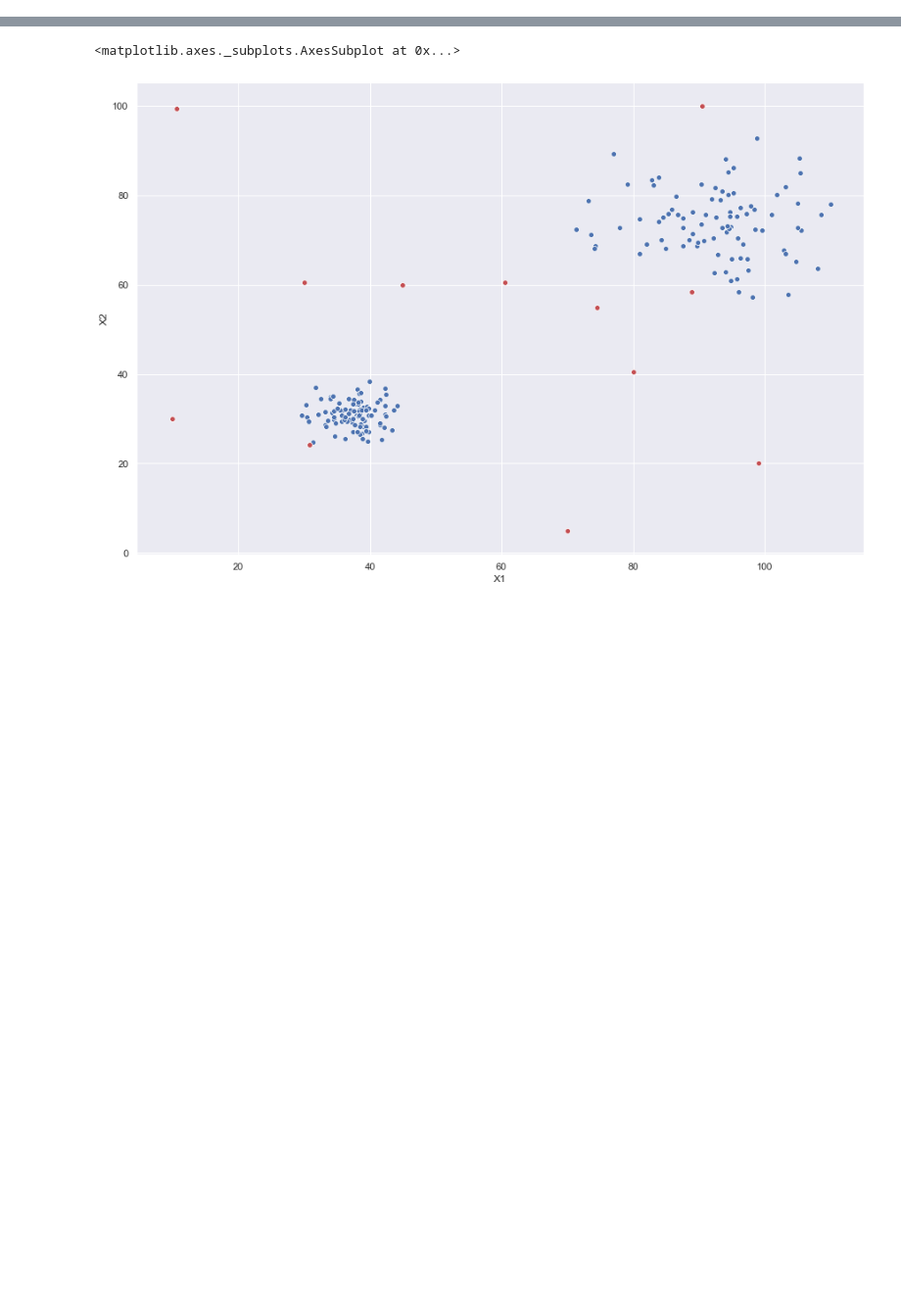
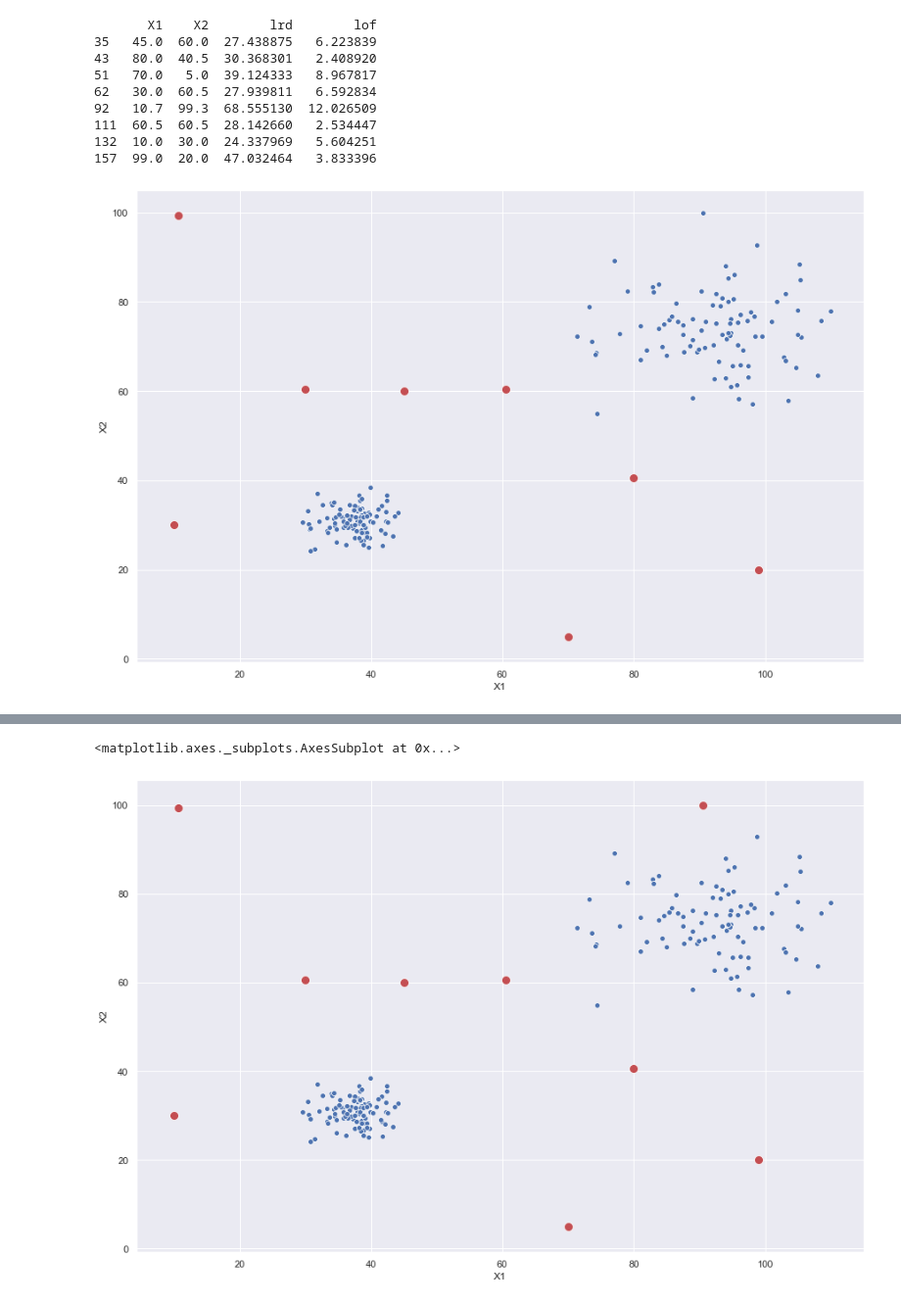
Before and after one commit to Muhammad-Arslan1996/local_outlier_factor, a Jupyter notebook: LOF.ipynb, the cells around one changed output, grey strips where cells are left out. Shown: that part at 98% size. Saved outputs shown, nothing was run; the diff lists cells and outputs as text; code cells hidden in the pictures; blank space fills up the shorter version.

```diff
--- a/LOF.ipynb
+++ b/LOF.ipynb
@@ -18,3 +25,45 @@ def k_neareast_neighbour(df, k):
+# %%
+def local_outlier_factor(df, k, threshold):
+    knn = k_neareast_neighbour(df, k)
+    nearest_neighbours_indexes = knn[0]
+    nearest_neighbour_distances = knn[1]
+    knn_distance = knn[2]
+    lrd = []
+
+    lrd = np.array([reachability_distance(x, y, knn_distance)
+          for x,y in zip(nearest_neighbours_indexes, nearest_neighbour_distances)]) / k
+    df['lrd'] = lrd
+    lof = []
+    for idx, nni in enumerate(nearest_neighbours_indexes):
+        lof.append(np.mean([lrd[idx]/lrd[x] for x in nni]))
+    df['lof'] = lof
+    df_outlier = df[df['lof'] > threshold]
+    print(df_outlier)
+    sns.set(rc={'figure.figsize':(15,10)})
+    sns.scatterplot(x="X1", y="X2", data=df)
+    sns.scatterplot(x="X1", y="X2", data=df_outlier, s=100, color='r')
+
+    return df
+
+def main():
+    df = pd.read_csv('./outliers-3.csv')
+    k = 40
+    threshold = 2
+    df_with_lof = local_outlier_factor(df, k, threshold)
+
+if __name__ == "__main__":
+    main()
+# %% [output]
+       X1    X2        lrd        lof
+35   45.0  60.0  27.438875   6.223839
+43   80.0  40.5  30.368301   2.408920
+51   70.0   5.0  39.124333   8.967817
+62   30.0  60.5  27.939811   6.592834
+92   10.7  99.3  68.555130  12.026509
+111  60.5  60.5  28.142660   2.534447
+132  10.0  30.0  24.337969   5.604251
+157  99.0  20.0  47.032464   3.833396
+[figure, added]
 # %%
 df = pd.read_csv('./outliers-3.csv')
 k = 6
```
Also changed, not shown: parts of 6 cells of this notebook.
